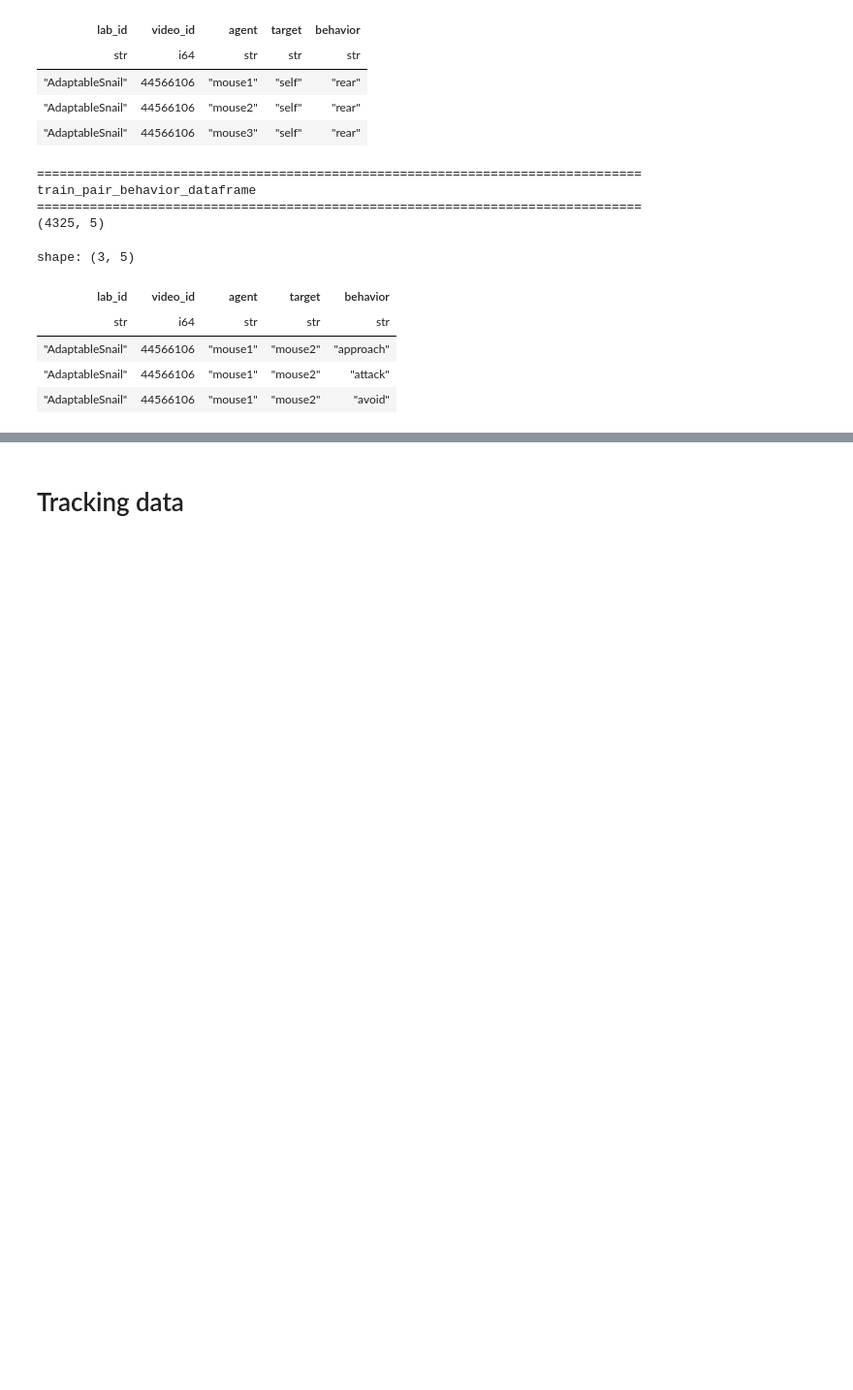
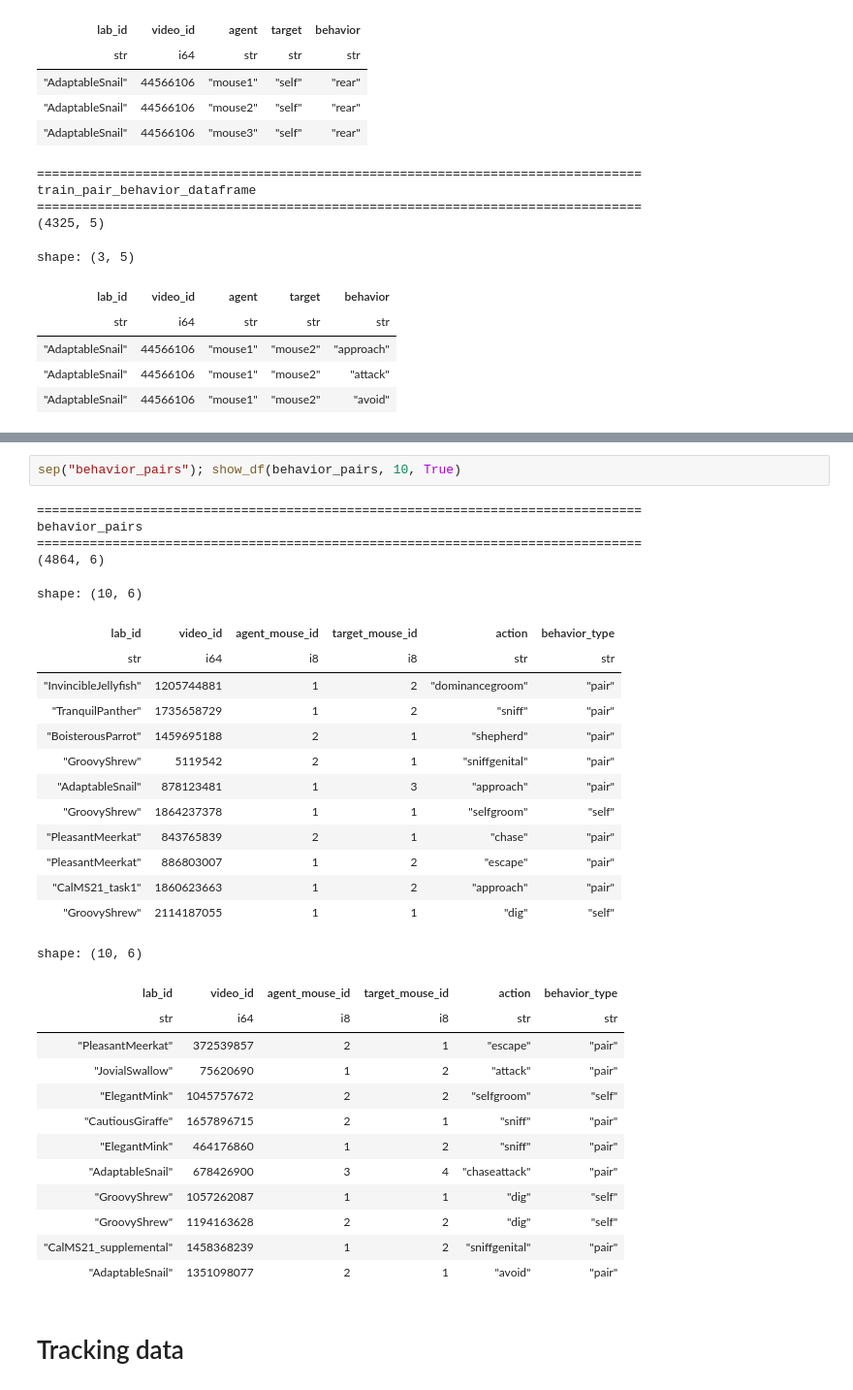
Before and after one commit to hdbunazawa2020/MABe-Challenge---Social-Action-Recognition-in-Mice, a Jupyter notebook: notebook/000_preprocess.ipynb, the cells around one changed output, grey strips where cells are left out. Shown at 97% size. Cells and saved outputs as stored; diff of their text form; blank space fills up the shorter version.

```diff
--- a/notebook/000_preprocess.ipynb
+++ b/notebook/000_preprocess.ipynb
@@ -223,2 +398,35 @@ shape: (3, 5)
+# %%
+sep("behavior_pairs"); show_df(behavior_pairs, 10, True)
+# %% [output]
+================================================================================
+behavior_pairs
+================================================================================
+(4864, 6)
+shape: (10, 6)
+| lab_id | video_id | agent_mouse_id | target_mouse_id | action | behavior_type |
+| str | i64 | i8 | i8 | str | str |
+| "InvincibleJellyfish" | 1205744881 | 1 | 2 | "dominancegroom" | "pair" |
+| "TranquilPanther" | 1735658729 | 1 | 2 | "sniff" | "pair" |
+| "BoisterousParrot" | 1459695188 | 2 | 1 | "shepherd" | "pair" |
+| "GroovyShrew" | 5119542 | 2 | 1 | "sniffgenital" | "pair" |
+| "AdaptableSnail" | 878123481 | 1 | 3 | "approach" | "pair" |
+| "GroovyShrew" | 1864237378 | 1 | 1 | "selfgroom" | "self" |
+| "PleasantMeerkat" | 843765839 | 2 | 1 | "chase" | "pair" |
+| "PleasantMeerkat" | 886803007 | 1 | 2 | "escape" | "pair" |
+| "CalMS21_task1" | 1860623663 | 1 | 2 | "approach" | "pair" |
+| "GroovyShrew" | 2114187055 | 1 | 1 | "dig" | "self" |
+shape: (10, 6)
+| lab_id | video_id | agent_mouse_id | target_mouse_id | action | behavior_type |
+| str | i64 | i8 | i8 | str | str |
+| "PleasantMeerkat" | 372539857 | 2 | 1 | "escape" | "pair" |
+| "JovialSwallow" | 75620690 | 1 | 2 | "attack" | "pair" |
+| "ElegantMink" | 1045757672 | 2 | 2 | "selfgroom" | "self" |
+| "CautiousGiraffe" | 1657896715 | 2 | 1 | "sniff" | "pair" |
+| "ElegantMink" | 464176860 | 1 | 2 | "sniff" | "pair" |
+| "AdaptableSnail" | 678426900 | 3 | 4 | "chaseattack" | "pair" |
+| "GroovyShrew" | 1057262087 | 1 | 1 | "dig" | "self" |
+| "GroovyShrew" | 1194163628 | 2 | 2 | "dig" | "self" |
+| "CalMS21_supplemental" | 1458368239 | 1 | 2 | "sniffgenital" | "pair" |
+| "AdaptableSnail" | 1351098077 | 2 | 1 | "avoid" | "pair" |
 # %% [markdown]
 # Tracking data
```
Also changed, not shown: parts of 18 cells of this notebook, 3 other files.
